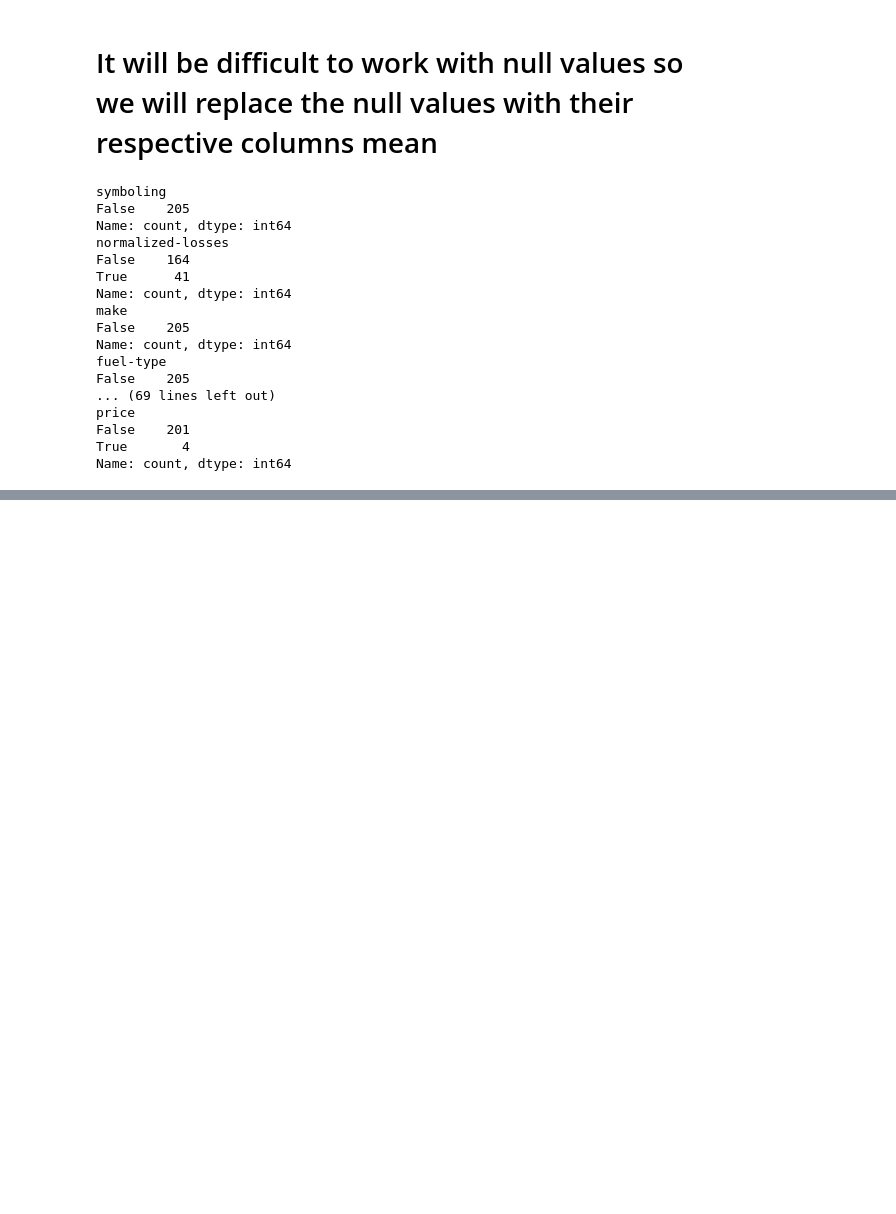
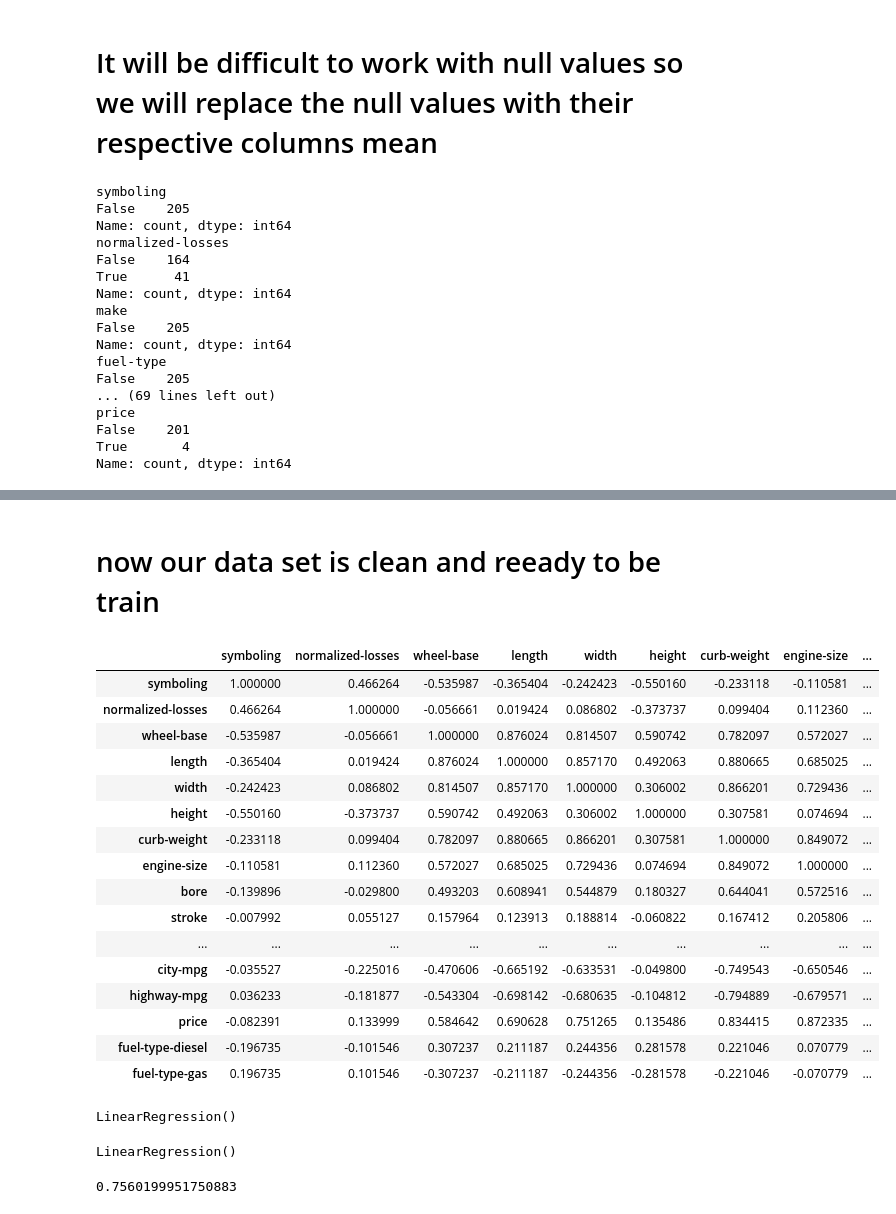
Before and after one commit to SalanKatuwal/Car-price-prediction, a Jupyter notebook: Model.ipynb, the cells around one changed output, grey strips where cells are left out. Saved outputs shown, nothing was run; the diff lists cells and outputs as text; code cells hidden in the pictures; blank space fills up the shorter version.

```diff
--- a/Model.ipynb
+++ b/Model.ipynb
@@ -110,0 +141,14 @@ yess
+# %%
+# Replacing the null values with their mean
+mean_norm=df_car['normalized-losses'].mean()
+df_car['normalized-losses']=df_car['normalized-losses'].replace(np.nan,mean_norm)
+mean_no=df_car['num-of-doors'].value_counts().idxmax()
+df_car['num-of-doors']=df_car['num-of-doors'].replace(np.nan,mean_no)
+mean_bore=df_car['bore'].mean()
+df_car['bore']=df_car['bore'].replace(np.nan,mean_bore)
+mean_stroke=df_car['stroke'].mean()
+df_car['stroke']=df_car['stroke'].replace(np.nan,mean_stroke)
+mean_horsepower=df_car['horsepower'].mean()
+df_car['horsepower']=df_car['horsepower'].replace(np.nan,mean_horsepower)
+mean_peak=df_car['peak-rpm'].mean()
+df_car['peak-rpm']=df_car['peak-rpm'].replace(np.nan,mean_peak)
@@ -110,0 +169,4 @@ yess
+# %%
+# The fuel-type has object data types so it will be difficult to work with it so covert into int data types
+dummies_1=pd.get_dummies(df_car['fuel-type'],dtype=int)
+dummies_1
@@ -110,0 +187,3 @@ yess
+# %%
+dummies_1.rename(columns={'diesel':'fuel-type-diesel','gas':'fuel-type-gas'},inplace=True)
+dummies_1
@@ -110,0 +221,2 @@ yess
+# %% [markdown]
+# now our data set is clean and reeady to be train
@@ -110,0 +229,27 @@ yess
+# %%
+# see the correlation to determine the independent variables to train the model
+df_car.select_dtypes(include=['int','float']).corr()
+# %% [output]
+|  | symboling | normalized-losses | wheel-base | length | width | height | curb-weight | engine-size | ... |
+| symboling | 1.000000 | 0.466264 | -0.535987 | -0.365404 | -0.242423 | -0.550160 | -0.233118 | -0.110581 | ... |
+| normalized-losses | 0.466264 | 1.000000 | -0.056661 | 0.019424 | 0.086802 | -0.373737 | 0.099404 | 0.112360 | ... |
+| wheel-base | -0.535987 | -0.056661 | 1.000000 | 0.876024 | 0.814507 | 0.590742 | 0.782097 | 0.572027 | ... |
+| length | -0.365404 | 0.019424 | 0.876024 | 1.000000 | 0.857170 | 0.492063 | 0.880665 | 0.685025 | ... |
+| width | -0.242423 | 0.086802 | 0.814507 | 0.857170 | 1.000000 | 0.306002 | 0.866201 | 0.729436 | ... |
+| height | -0.550160 | -0.373737 | 0.590742 | 0.492063 | 0.306002 | 1.000000 | 0.307581 | 0.074694 | ... |
+| curb-weight | -0.233118 | 0.099404 | 0.782097 | 0.880665 | 0.866201 | 0.307581 | 1.000000 | 0.849072 | ... |
+| engine-size | -0.110581 | 0.112360 | 0.572027 | 0.685025 | 0.729436 | 0.074694 | 0.849072 | 1.000000 | ... |
+| bore | -0.139896 | -0.029800 | 0.493203 | 0.608941 | 0.544879 | 0.180327 | 0.644041 | 0.572516 | ... |
+| stroke | -0.007992 | 0.055127 | 0.157964 | 0.123913 | 0.188814 | -0.060822 | 0.167412 | 0.205806 | ... |
+| ... | ... | ... | ... | ... | ... | ... | ... | ... | ... |
+| city-mpg | -0.035527 | -0.225016 | -0.470606 | -0.665192 | -0.633531 | -0.049800 | -0.749543 | -0.650546 | ... |
+| highway-mpg | 0.036233 | -0.181877 | -0.543304 | -0.698142 | -0.680635 | -0.104812 | -0.794889 | -0.679571 | ... |
+| price | -0.082391 | 0.133999 | 0.584642 | 0.690628 | 0.751265 | 0.135486 | 0.834415 | 0.872335 | ... |
+| fuel-type-diesel | -0.196735 | -0.101546 | 0.307237 | 0.211187 | 0.244356 | 0.281578 | 0.221046 | 0.070779 | ... |
+| fuel-type-gas | 0.196735 | 0.101546 | -0.307237 | -0.211187 | -0.244356 | -0.281578 | -0.221046 | -0.070779 | ... |
+# %%
+# creating the oject of linear regression
+model=LinearRegression()
+model
+# %% [output]
+LinearRegression()
@@ -110,0 +261,8 @@ yess
+# %%
+model.fit(x_train_pr,y_train)
+# %% [output]
+LinearRegression()
+# %%
+model.score(x_test_pr,y_test)
+# %% [output]
+0.7560199951750883
```
Also changed, not shown: parts of 25 cells of this notebook.
